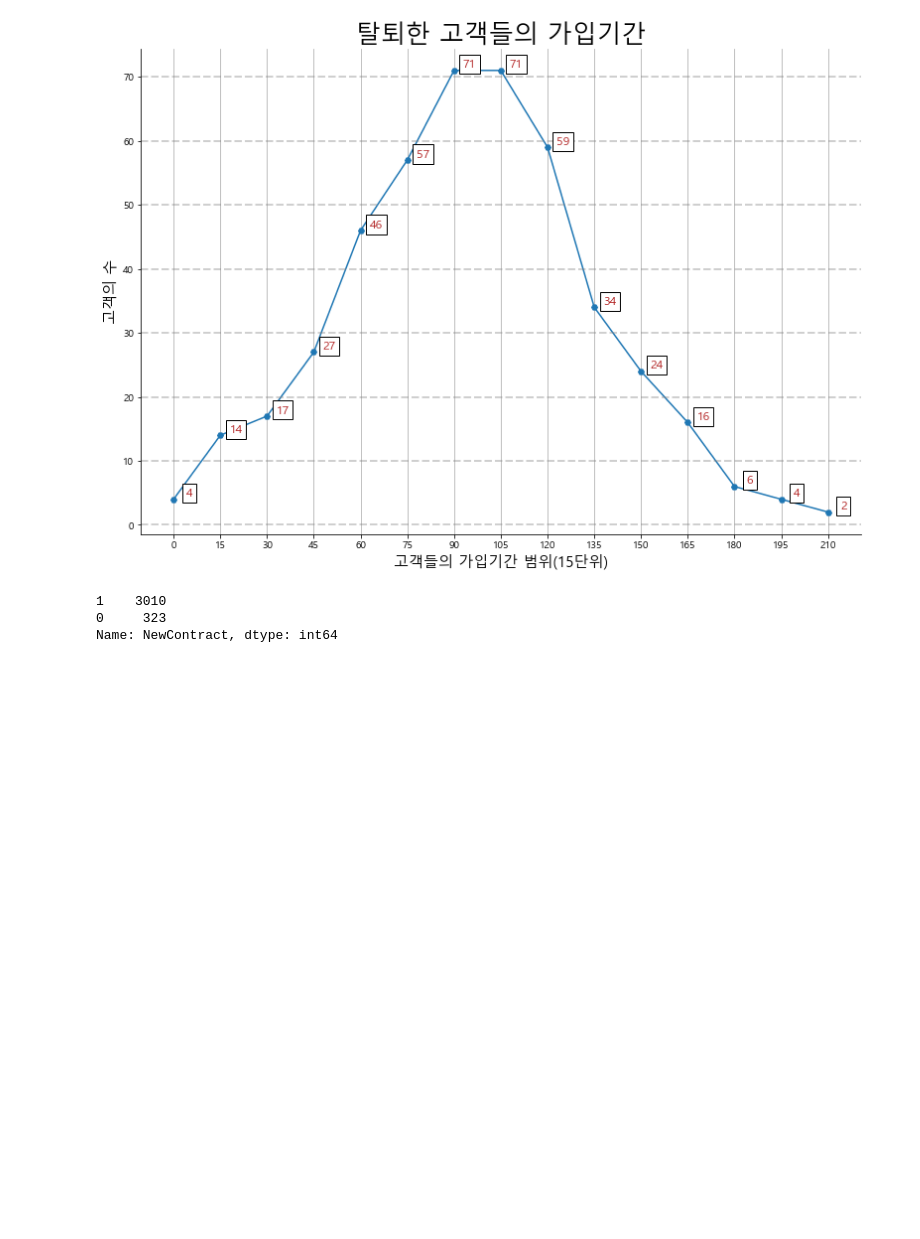
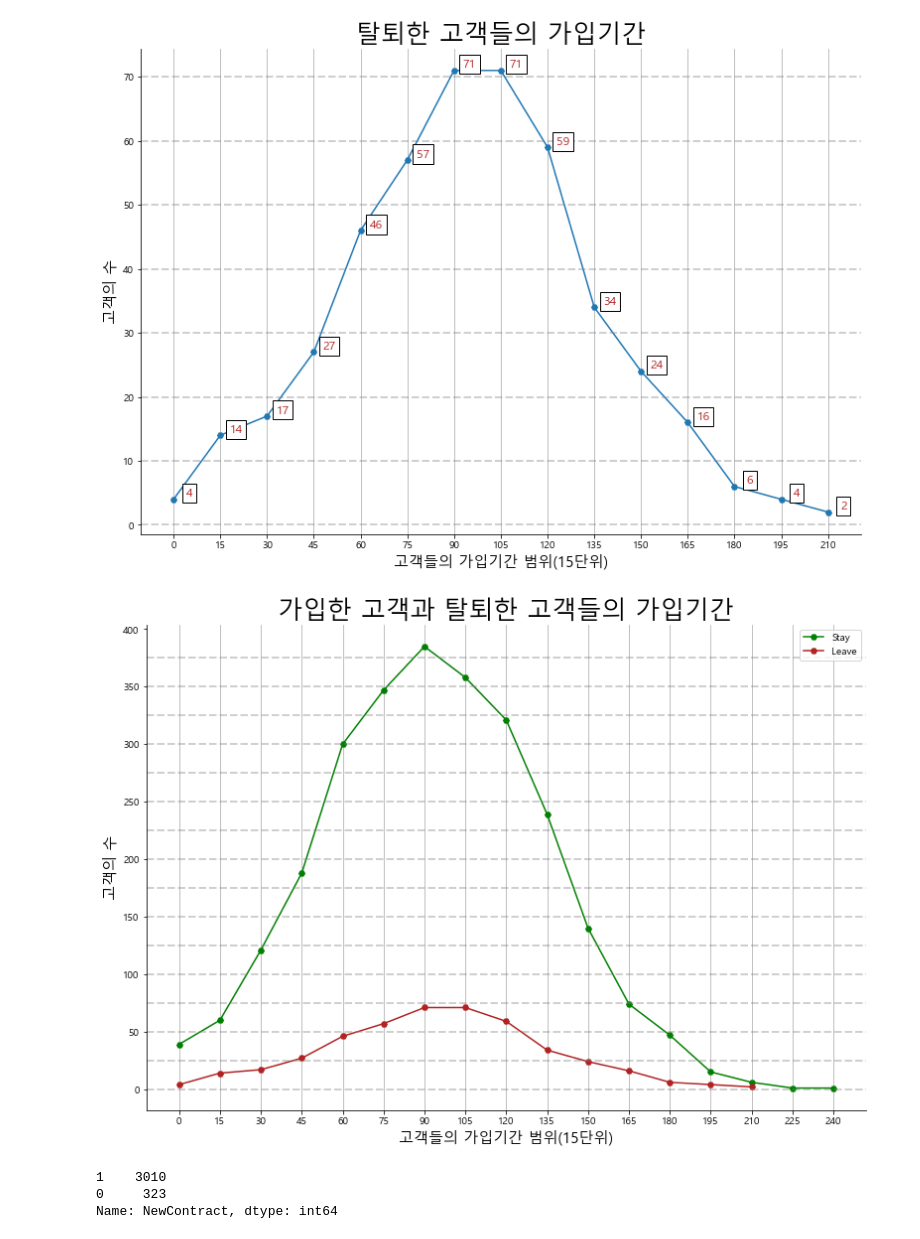
Before and after one commit to heyera/programming3_class, a Jupyter notebook: final.ipynb, the cells around one changed output. Cells and saved outputs as stored; diff of their text form; code cells hidden in the pictures; blank space fills up the shorter version.

```diff
--- a/final.ipynb
+++ b/final.ipynb
@@ -116,10 +118,9 @@ max      225.000000
 Name: MemberWeeks, dtype: float64
 # %%
 lex=[]
+list15=[]
 for i in range(0,15):
     lex.append(len(leave_data_range[(leave_data_range['MemberWeeks']>0+(15*i))&(leave_data_range['MemberWeeks']<15+(15*i))]))
-list15=[]
-for i in range(0,15):
     list15.append(0+(15*i))
 list15
 lex
@@ -158 +161,25 @@ plt.show()
+# %%
+fig = plt.figure(figsize=(13,9)) ## 캔버스 생성
+fig.set_facecolor('white') ## 캔버스 색상 설정
+ax = fig.add_subplot() ## 그림 뼈대(프레임) 생성
+plt.plot(list17, ex,marker="H", color='green',label="Stay")
+plt.plot(list15, lex,marker="H",color='firebrick',label='Leave')
+plt.xlabel('고객들의 가입기간 범위(15단위)',fontsize=15)
+plt.ylabel('고객의 수',fontsize=15)
+plt.title('가입한 고객과 탈퇴한 고객들의 가입기간',fontsize=25)
+ax.spines['right'].set_visible(False) ## 오른쪽 축 숨김
+ax.spines['top'].set_visible(False) ## 위쪽 축 숨김
+plt.xticks(list17)
+for y in range(0,400,50):
+    ax1.axhline(y,linestyle=(0,(5,2)),color='grey',alpha=0.5)
+plt.xlabel('고객들의 가입기간 범위(15단위)',fontsize=15)
+plt.ylabel('고객의 수',fontsize=15)
+for y in range(0,400,25):
+    ax.axhline(y,linestyle=(0,(5,2)),color='grey',alpha=0.5) ## 눈금선 생성
+ax.xaxis.grid(True)
+plt.xticks(list17)
+ax.legend()
+plt.show()
+# %% [output]
+[figure, added]
 # %%
```
Also changed, not shown: parts of 24 cells of this notebook.
